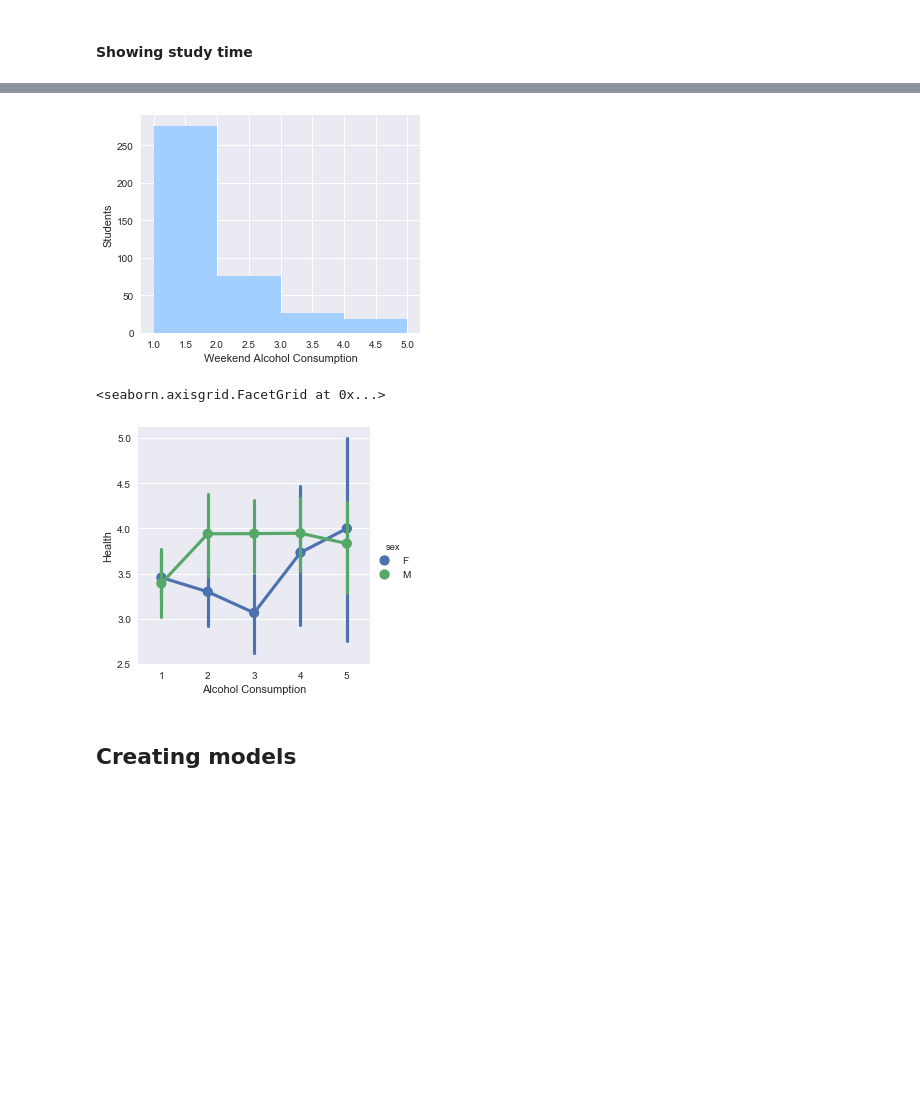
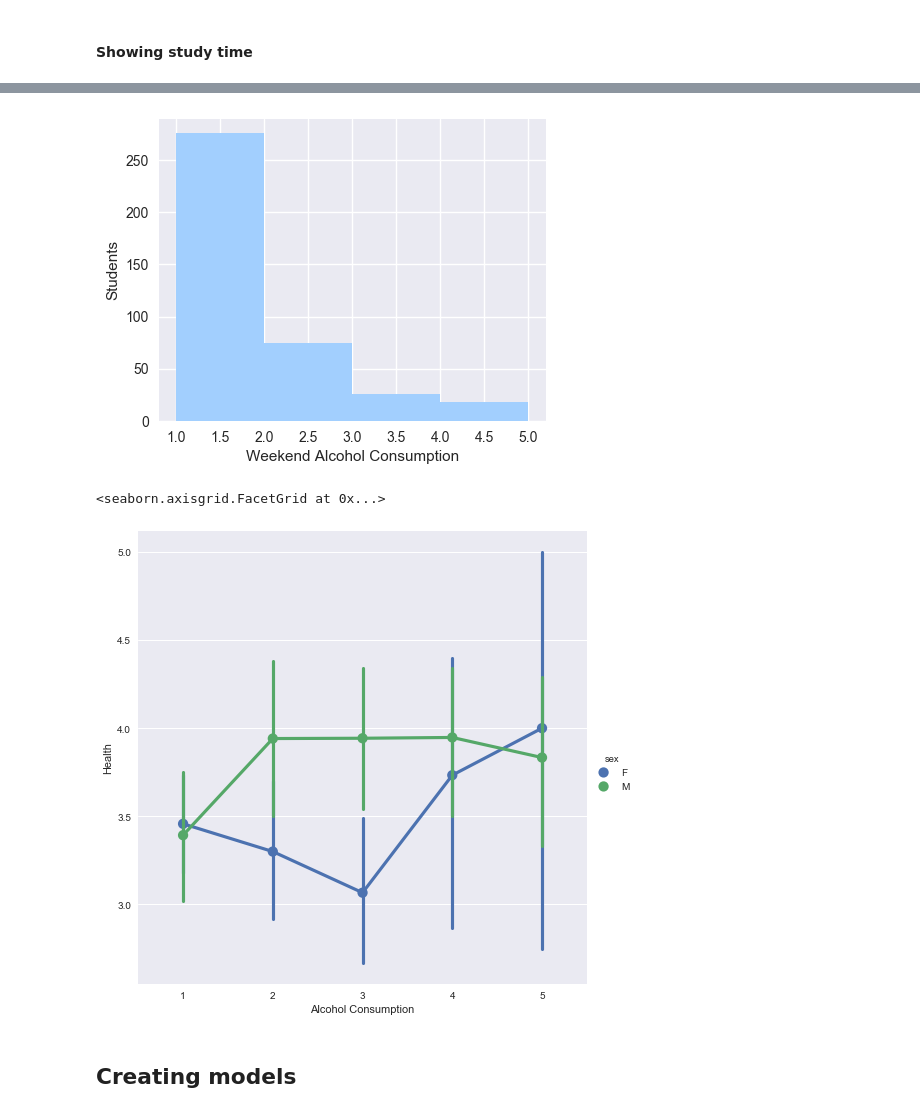
Before and after one commit to mark-selyaeff/DSCourseproject, a Jupyter notebook: project.ipynb, the cells around one changed output, grey strips where cells are left out. Cells and saved outputs as stored; diff of their text form; code cells hidden in the pictures; blank space fills up the shorter version.

```diff
--- a/project.ipynb
+++ b/project.ipynb
@@ -185,19 +181,19 @@ axis = plt.axis('equal')
 # %% [output]
 [figure]
 # %%
-fig, ax = plt.subplots(figsize=(5, 4))
+fig, ax = plt.subplots(figsize=(5, 4), dpi=100)
 sns.distplot(data['Dalc'],
              hist_kws={"alpha": 1, "color": "#a2cffe"},
              kde=False, bins=4)
 ax = ax.set(ylabel="Students", xlabel="Weekend Alcohol Consumption")
 # %% [output]
-[figure, old version]
+[figure, new version]
 # %%
-plot1 = sns.factorplot(x="MaxAlc", y="health", hue="sex", data=data)
+plot1 = sns.factorplot(x="MaxAlc", y="health", hue="sex", data=data, size=7)
 plot1.set(ylabel="Health", xlabel="Alcohol Consumption")
 # %% [output]
 <seaborn.axisgrid.FacetGrid at 0x...>
-[figure, old version]
+[figure, new version]
 # %% [markdown]
 ## Creating models
 # %% [markdown]
```
Also changed, not shown: parts of 11 cells of this notebook.
